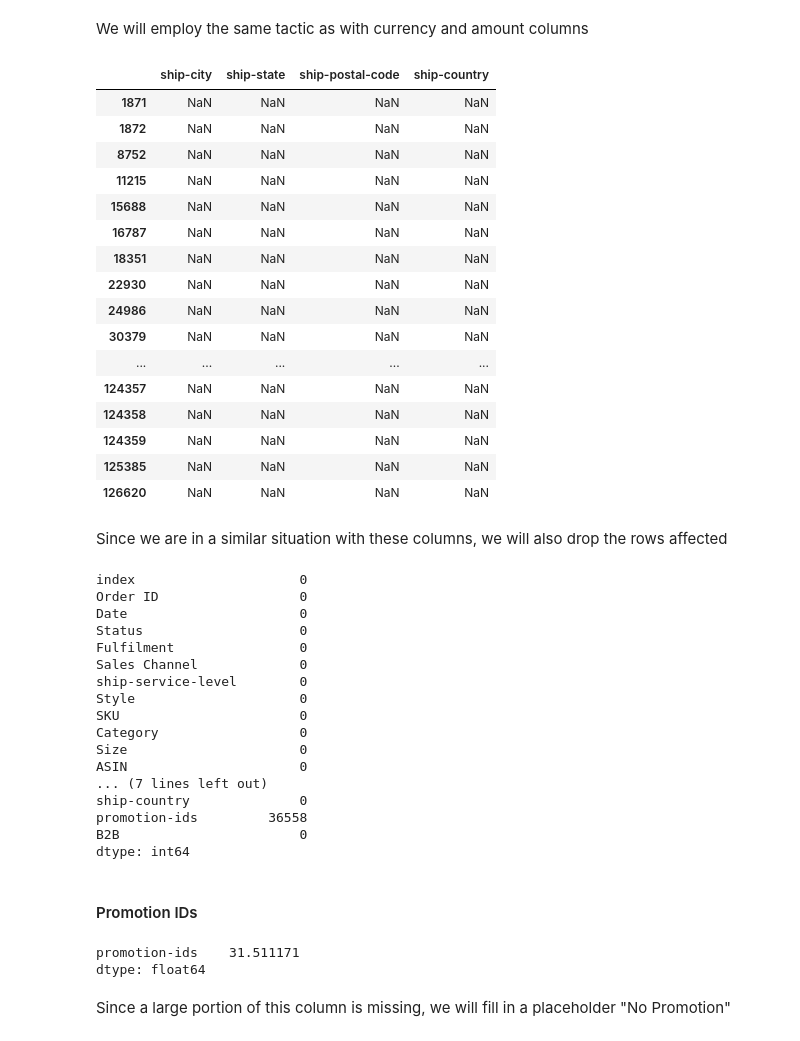
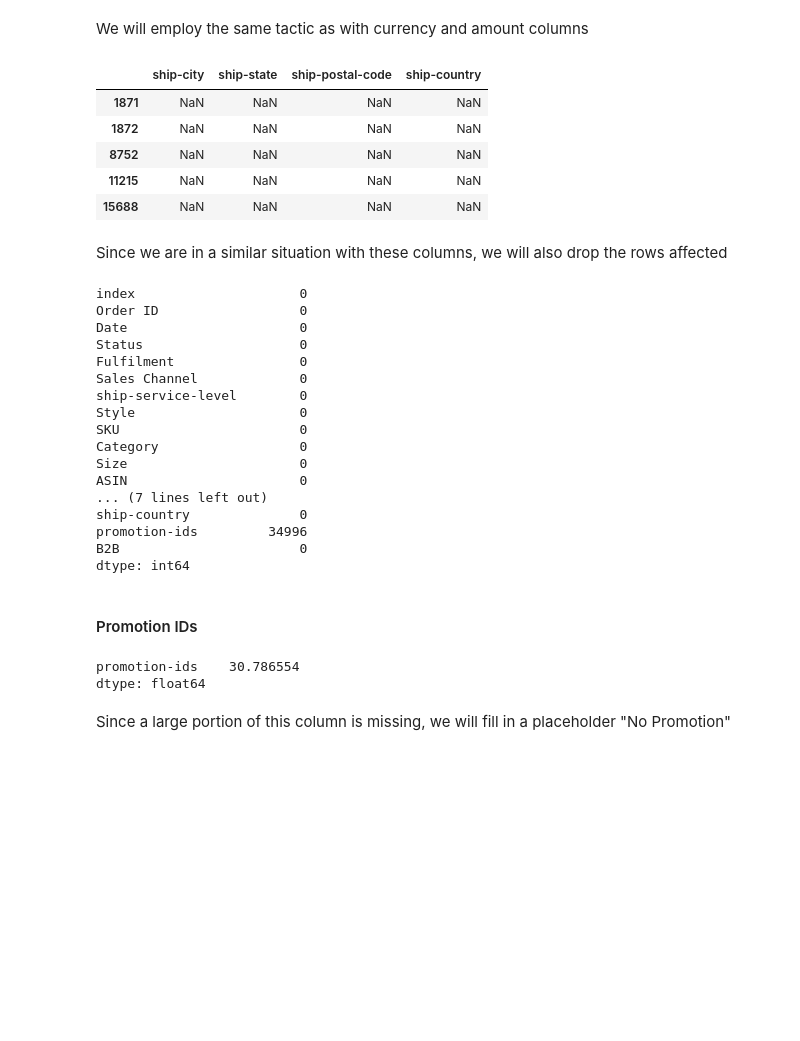
Before and after one commit to JoshuaPaul-lasisi/Retail-Sales-Analysis-, a Jupyter notebook: notebook.ipynb, the cells around one changed output. Cells and saved outputs as stored; diff of their text form; code cells hidden in the pictures; blank space fills up the shorter version.

```diff
--- a/notebook.ipynb
+++ b/notebook.ipynb
@@ -103,10 +121,12 @@ The **zero quantity** entries comprise about 10% of the current dataset. It coul
 
 However, considering the goal is to analyse successful sales, we will be dropping the rows
 # %%
-# Drop rows where 'Qty' is zero
+# Drop rows where 'Qty' and 'Amount is zero
 sales = sales[sales['Qty'] != 0]
+sales = sales[sales['Amount'] != 0]
 
 # Verify the changes
 print(sales['Qty'].value_counts())
+print(sales['Amount'].value_counts().sort_values().head(3))
 # %% [output]
 Qty
@@ -241,25 +266,14 @@ dtype: int64
 We will employ the same tactic as with currency and amount columns
 # %%
 # Checking possibility of similar positions of null values
-sales[sales['ship-city'].isna()][['ship-city', 'ship-state', 'ship-postal-code', 'ship-country']]
+sales[sales['ship-city'].isna()][['ship-city', 'ship-state', 'ship-postal-code', 'ship-country']].head()
 # %% [output]
 |  | ship-city | ship-state | ship-postal-code | ship-country |
 | 1871 | NaN | NaN | NaN | NaN |
 | 1872 | NaN | NaN | NaN | NaN |
 | 8752 | NaN | NaN | NaN | NaN |
 | 11215 | NaN | NaN | NaN | NaN |
 | 15688 | NaN | NaN | NaN | NaN |
-| 16787 | NaN | NaN | NaN | NaN |
-| 18351 | NaN | NaN | NaN | NaN |
-| 22930 | NaN | NaN | NaN | NaN |
-| 24986 | NaN | NaN | NaN | NaN |
-| 30379 | NaN | NaN | NaN | NaN |
-| ... | ... | ... | ... | ... |
-| 124357 | NaN | NaN | NaN | NaN |
-| 124358 | NaN | NaN | NaN | NaN |
-| 124359 | NaN | NaN | NaN | NaN |
-| 125385 | NaN | NaN | NaN | NaN |
-| 126620 | NaN | NaN | NaN | NaN |
 # %% [markdown]
 Since we are in a similar situation with these columns, we will also drop the rows affected
 # %%
@@ -281,7 +295,7 @@ Size                      0
 ASIN                      0
 ... (7 lines left out)
 ship-country              0
-promotion-ids         36558
+promotion-ids         34996
 B2B                       0
 dtype: int64
 # %% [markdown]
@@ -293,7 +307,7 @@ missing_values = sales.isna().mean()*100
 # View only columns with missing values
 missing_values[missing_values > 0]
 # %% [output]
-promotion-ids    31.511171
+promotion-ids    30.786554
 dtype: float64
 # %% [markdown]
 Since a large portion of this column is missing, we will fill in a placeholder "No Promotion"
```
Also changed, not shown: parts of 17 cells of this notebook.
